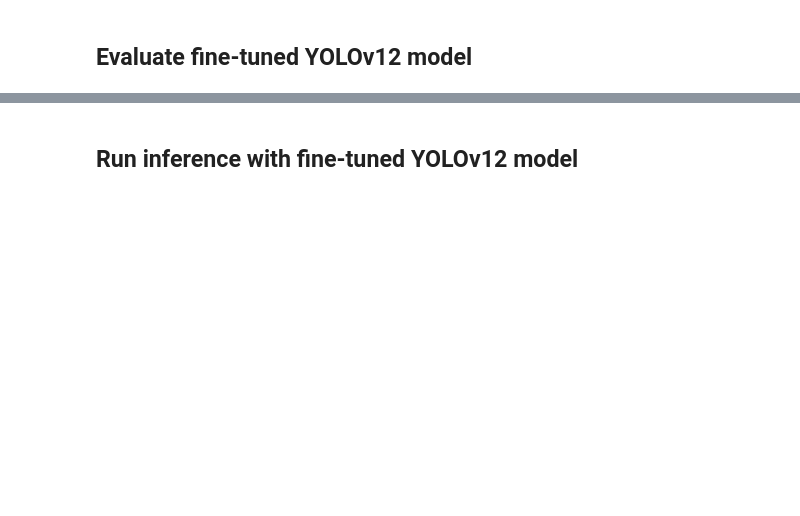
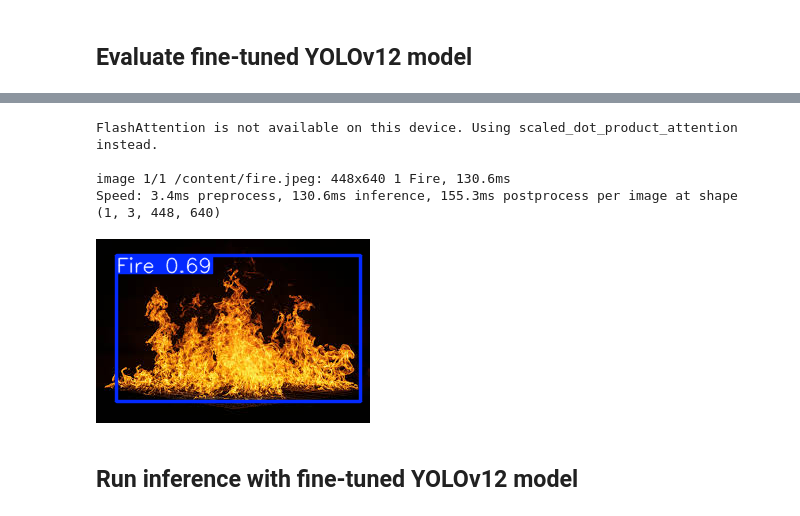
Before and after one commit to fradeur/capstone, a Jupyter notebook: notebooks/train-yolov12-object-detection-model.ipynb, the cells around one changed output, grey strips where cells are left out. Saved outputs shown, nothing was run; the diff lists cells and outputs as text; code cells hidden in the pictures; blank space fills up the shorter version.

```diff
--- a/notebooks/train-yolov12-object-detection-model.ipynb
+++ b/notebooks/train-yolov12-object-detection-model.ipynb
@@ -325,0 +439,11 @@ map.plot()
+# %%
+from ultralytics import YOLO
+model = YOLO("best.pt")
+results = model("fire.jpeg")[0]
+results.show()
+# %% [output]
+FlashAttention is not available on this device. Using scaled_dot_product_attention instead.
+
+image 1/1 /content/fire.jpeg: 448x640 1 Fire, 130.6ms
+Speed: 3.4ms preprocess, 130.6ms inference, 155.3ms postprocess per image at shape (1, 3, 448, 640)
+[figure, added]
```
Also changed, not shown: parts of 30 cells of this notebook.
